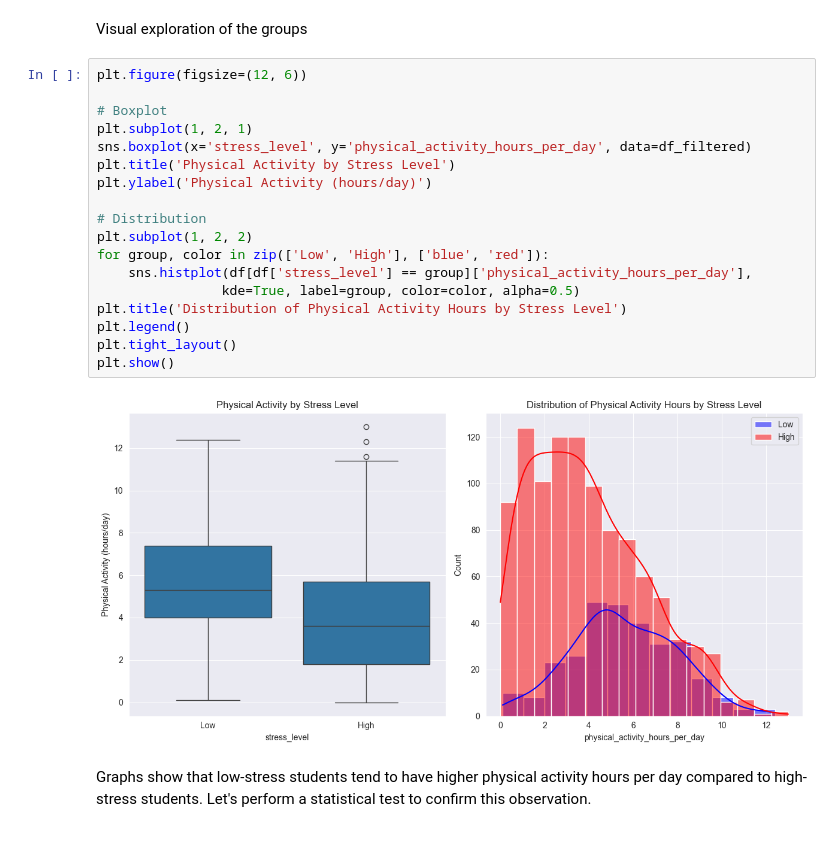
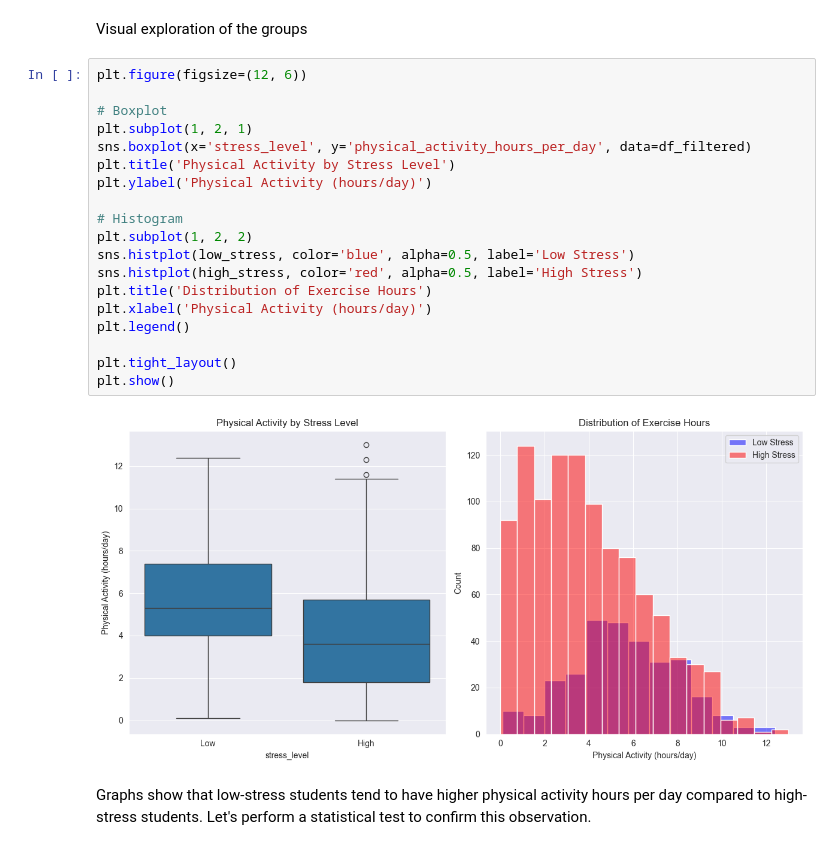
Before and after one commit to datpetr/students_habits_gpa, a Jupyter notebook: stress_level_vs_exercising.ipynb, the cells around one changed output. Cells and saved outputs as stored; diff of their text form.

```diff
--- a/stress_level_vs_exercising.ipynb
+++ b/stress_level_vs_exercising.ipynb
@@ -40,23 +40,24 @@ Visual exploration of the groups
 # %%
 plt.figure(figsize=(12, 6))
 
 # Boxplot
 plt.subplot(1, 2, 1)
 sns.boxplot(x='stress_level', y='physical_activity_hours_per_day', data=df_filtered)
 plt.title('Physical Activity by Stress Level')
 plt.ylabel('Physical Activity (hours/day)')
 
-# Distribution
+# Histogram
 plt.subplot(1, 2, 2)
-for group, color in zip(['Low', 'High'], ['blue', 'red']):
-    sns.histplot(df[df['stress_level'] == group]['physical_activity_hours_per_day'],
-                kde=True, label=group, color=color, alpha=0.5)
-plt.title('Distribution of Physical Activity Hours by Stress Level')
+sns.histplot(low_stress, color='blue', alpha=0.5, label='Low Stress')
+sns.histplot(high_stress, color='red', alpha=0.5, label='High Stress')
+plt.title('Distribution of Exercise Hours')
+plt.xlabel('Physical Activity (hours/day)')
 plt.legend()
+
 plt.tight_layout()
 plt.show()
 # %% [output]
-[figure, old version]
+[figure, new version]
 # %% [markdown]
 Graphs show that low-stress students tend to have higher physical activity hours per day compared to high-stress students. Let's perform a statistical test to confirm this observation.
 # %% [markdown]
```
Also changed, not shown: parts of 9 cells of this notebook.
